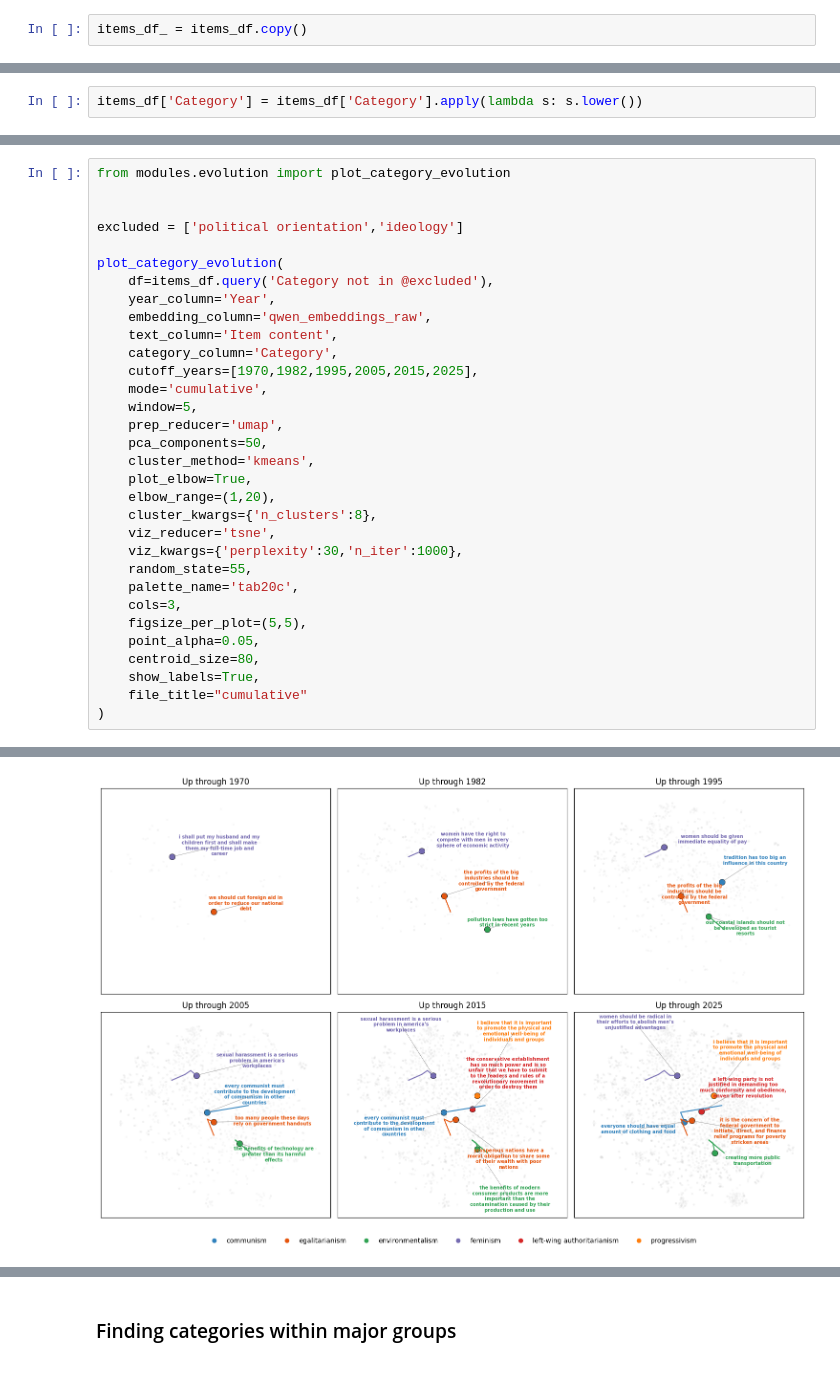
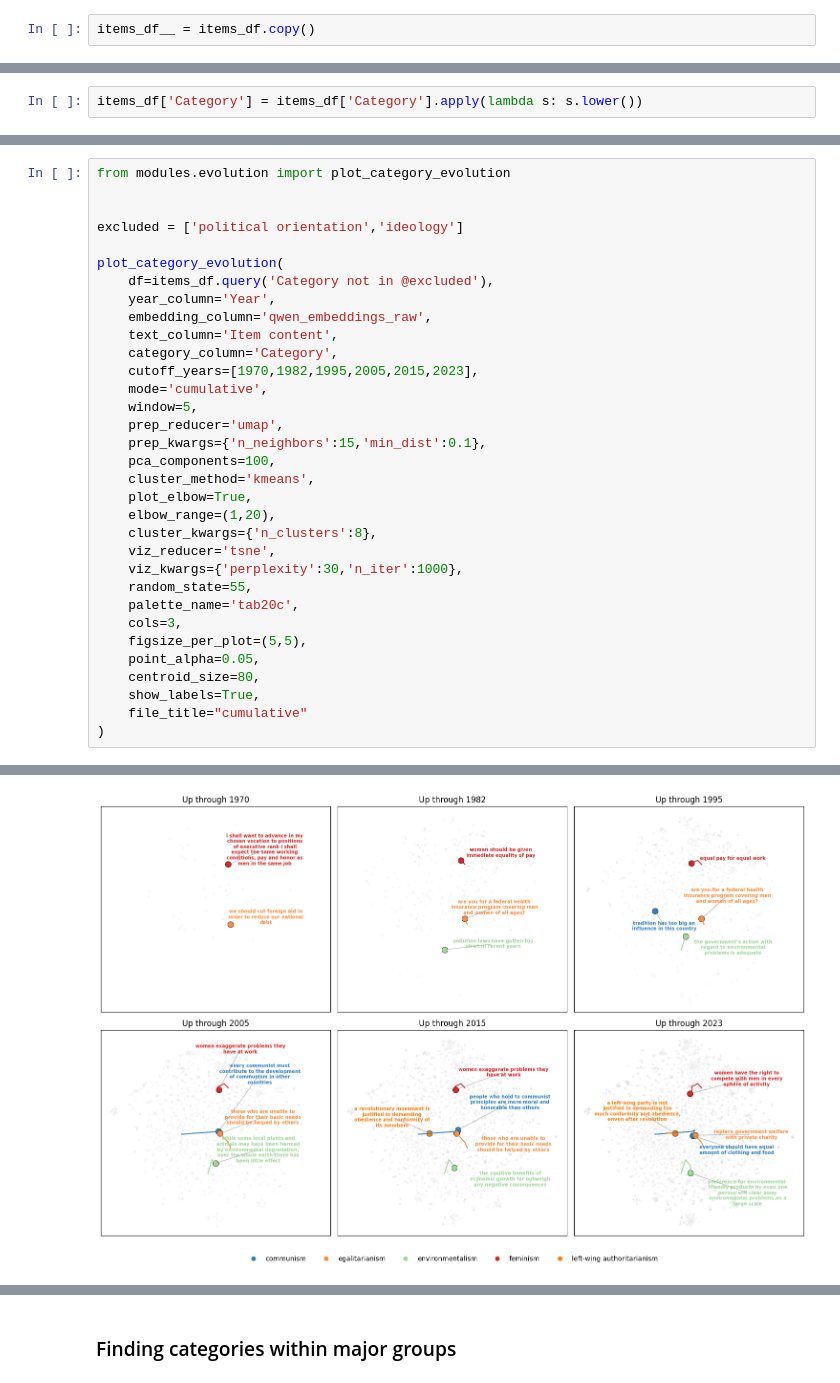
Before and after one commit to poltools/systematic_review_left_items, a Jupyter notebook: analysis.ipynb, the cells around one changed output, grey strips where cells are left out. Drawn from its saved outputs; the diff is of its cells as text.

```diff
--- a/analysis.ipynb
+++ b/analysis.ipynb
@@ -69,7 +71,7 @@ items_df.sample(10)
 # %% [markdown]
 ### Deduplication
 # %%
-items_df_ = items_df.copy()
+items_df__ = items_df.copy()
 # %%
 from modules.deduplication import dedupe_and_map_versions
 
@@ -370,11 +365,12 @@ plot_category_evolution(
     embedding_column='qwen_embeddings_raw',
     text_column='Item content',
     category_column='Category',
-    cutoff_years=[1970,1982,1995,2005,2015,2025],
+    cutoff_years=[1970,1982,1995,2005,2015,2023],
     mode='cumulative',
     window=5,
     prep_reducer='umap',
-    pca_components=50,
+    prep_kwargs={'n_neighbors':15,'min_dist':0.1},
+    pca_components=100,
     cluster_method='kmeans',
     plot_elbow=True,
     elbow_range=(1,20),
@@ -395,4 +391,4 @@ plot_category_evolution(
-[figure, old version]
+[figure, new version]
 |  | Author | Document title | Abstract | Year | Original scale name | Category | Item content | tokens | ... |
 | 0 | Hutchinson, Roger L.;Schechterman... | Perceived impact of the women's m... | Results of questionnaires adminis... | 1990.0 | FEM scale | feminism | women have the right to compete w... | [woman, right, compete, man, sphe... | ... |
 | 1 | Hutchinson, Roger L.;Schechterman... | Perceived impact of the women's m... | Results of questionnaires adminis... | 1990.0 | FEM scale | feminism | as head of the household, the fat... | [head, household, father, final, ... | ... |
```
Also changed, not shown: parts of 34 cells of this notebook, 15 other files.
